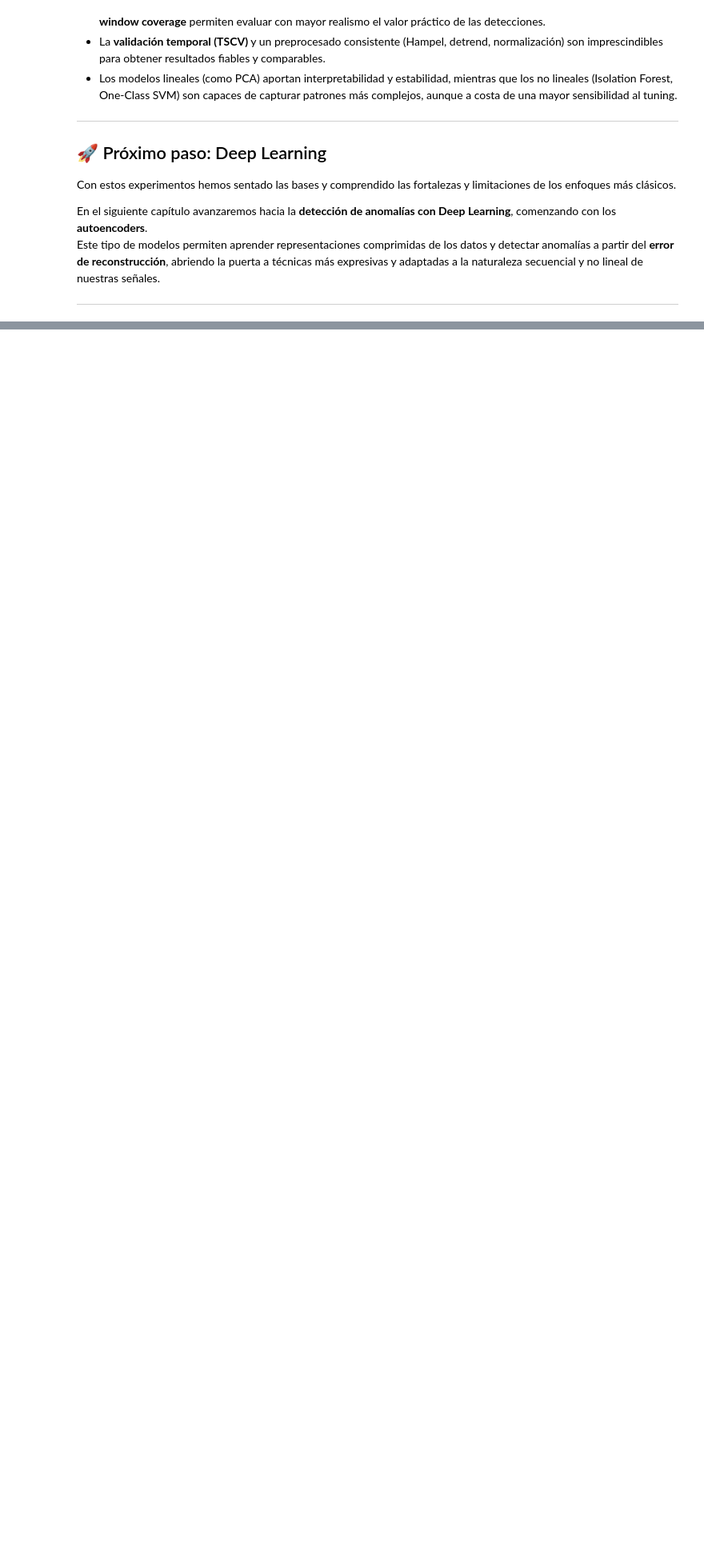
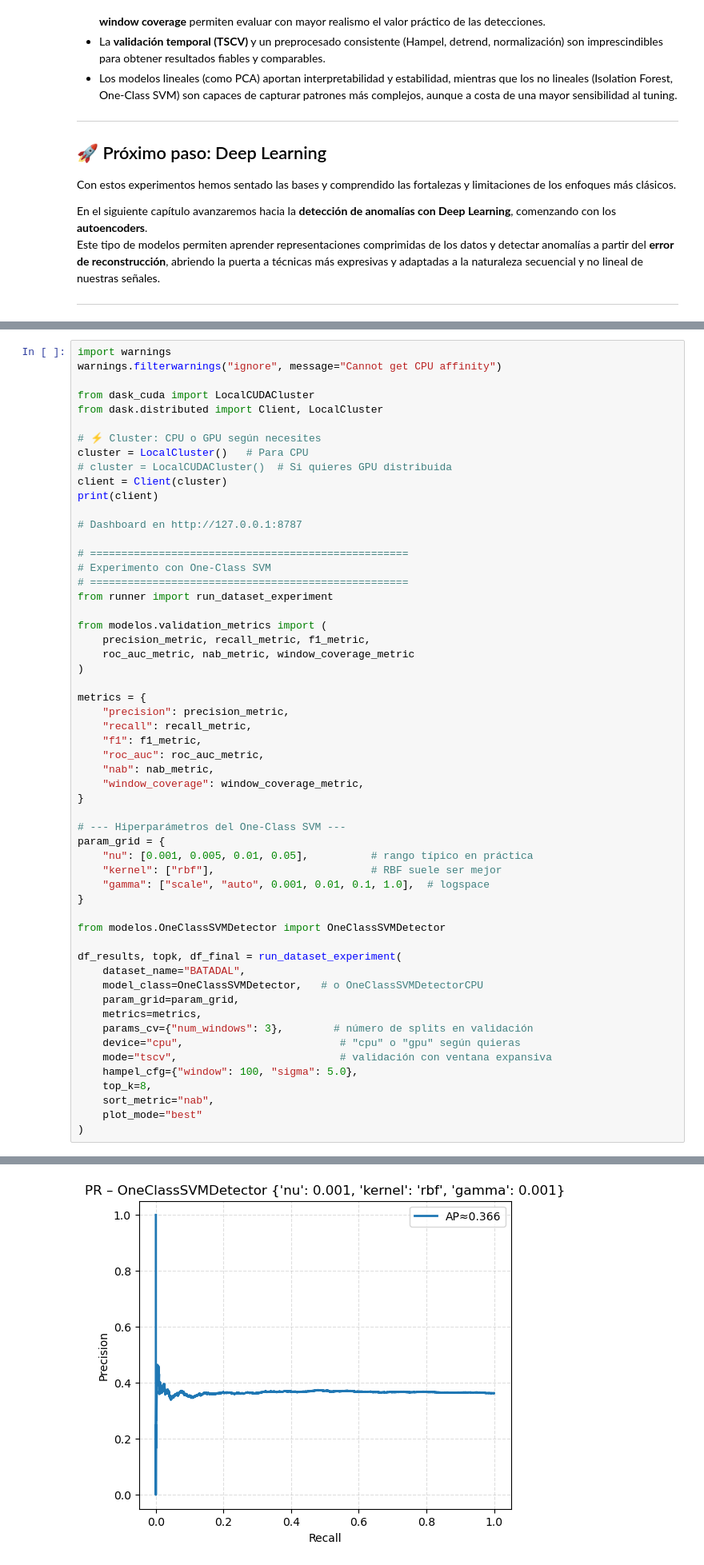
Before and after one commit to PabloAC04/MDF-ANOMALY-DETECTION, a Jupyter notebook: 07_one_class_svm.ipynb, the cells around one changed output, grey strips where cells are left out. Shown at 80% size. Drawn from its saved outputs; the diff is of its cells as text; blank space fills up the shorter version.

Commit message:
Actualizado código extra del final del jupyter como experimentos sueltos de prueba

```diff
--- a/07_one_class_svm.ipynb
+++ b/07_one_class_svm.ipynb
@@ -419,0 +422,57 @@ Este tipo de modelos permiten aprender representaciones comprimidas de los datos
+# %%
+import warnings
+warnings.filterwarnings("ignore", message="Cannot get CPU affinity")
+
+from dask_cuda import LocalCUDACluster
+from dask.distributed import Client, LocalCluster
+
+# ⚡ Cluster: CPU o GPU según necesites
+cluster = LocalCluster()   # Para CPU
+# cluster = LocalCUDACluster()  # Si quieres GPU distribuida
+client = Client(cluster)
+print(client)
+
+# Dashboard en http://127.0.0.1:8787
+
+# ===================================================
+# Experimento con One-Class SVM
+# ===================================================
+from runner import run_dataset_experiment
+
+from modelos.validation_metrics import (
+    precision_metric, recall_metric, f1_metric,
+    roc_auc_metric, nab_metric, window_coverage_metric
+)
+
+metrics = {
+    "precision": precision_metric,
+    "recall": recall_metric,
+    "f1": f1_metric,
+    "roc_auc": roc_auc_metric,
+    "nab": nab_metric,
+    "window_coverage": window_coverage_metric,
+}
+
+# --- Hiperparámetros del One-Class SVM ---
+param_grid = {
+    "nu": [0.001, 0.005, 0.01, 0.05],          # rango típico en práctica
+    "kernel": ["rbf"],                         # RBF suele ser mejor
+    "gamma": ["scale", "auto", 0.001, 0.01, 0.1, 1.0],  # logspace
+}
+
+from modelos.OneClassSVMDetector import OneClassSVMDetector
+
+df_results, topk, df_final = run_dataset_experiment(
+    dataset_name="BATADAL",
+    model_class=OneClassSVMDetector,   # o OneClassSVMDetectorCPU
+    param_grid=param_grid,
+    metrics=metrics,
+    params_cv={"num_windows": 3},        # número de splits en validación
+    device="cpu",                         # "cpu" o "gpu" según quieras
+    mode="tscv",                          # validación con ventana expansiva
+    hampel_cfg={"window": 100, "sigma": 5.0},
+    top_k=8,
+    sort_metric="nab",
+    plot_mode="best"
+)
+# %% [output]
@@ -419,0 +524 @@ Este tipo de modelos permiten aprender representaciones comprimidas de los datos
+[figure, added]
```
Also changed, not shown: parts of 2 cells of this notebook, 3 other files.
